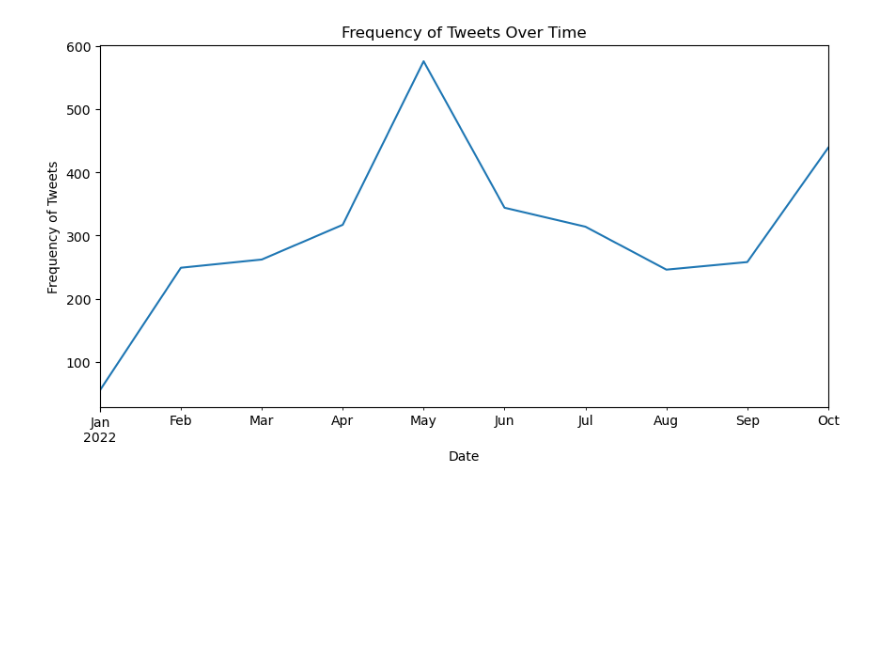
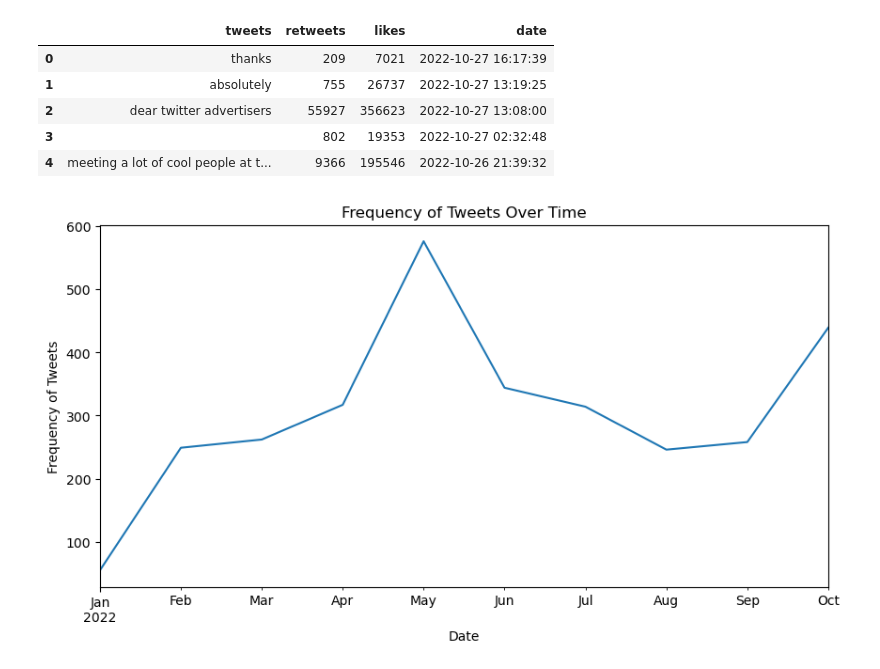
Before and after one commit to Camiladbello/ECON323, a Jupyter notebook: Project323.ipynb, the cells around one changed output. Saved outputs shown, nothing was run; the diff lists cells and outputs as text; code cells hidden in the pictures; blank space fills up the shorter version.

Commit message:
New Changes
Cleaned data and added some content that introduces our project.

```diff
--- a/Project323.ipynb
+++ b/Project323.ipynb
@@ -32,2 +40,14 @@ import numpy as np
+# %%
+# Clean the 'Tweets' column
+def clean_tweet(text):
+    # Remove URLs
+    text = re.sub(r"http\S+|www\S+|https\S+", '', text, flags=re.MULTILINE)
+    # Remove user @ references and '#' from tweet
+    text = re.sub(r'\@\w+|\#','', text)
+    # Remove special characters, numbers, punctuations (except for the ' character which might be used in words like don't)
+    text = re.sub(r"[^a-zA-Z']", " ", text)
+    # Remove multiple spaces if any
+    text = re.sub(r'\s+', ' ', text).strip()
+    return text
 # %%
 musk = pd.read_csv("elonmusk.csv")
@@ -42 +63,21 @@ musk.head()
+# %%
+musk['Date'] = pd.to_datetime(musk['Date'])
+
+# Apply the cleaning function to the 'Tweets' column
+musk['Tweets'] = musk['Tweets'].apply(clean_tweet)
+
+# Normalize the text to lowercase
+musk['Tweets'] = musk['Tweets'].str.lower()
+
+musk.columns = musk.columns.str.lower()
+
+# Show the cleaned DataFrame head
+musk.head()
+# %% [output]
+|  | tweets | retweets | likes | date |
+| 0 | thanks | 209 | 7021 | 2022-10-27 16:17:39 |
+| 1 | absolutely | 755 | 26737 | 2022-10-27 13:19:25 |
+| 2 | dear twitter advertisers | 55927 | 356623 | 2022-10-27 13:08:00 |
+| 3 |  | 802 | 19353 | 2022-10-27 02:32:48 |
+| 4 | meeting a lot of cool people at t... | 9366 | 195546 | 2022-10-26 21:39:32 |
 # %%
```
Also changed, not shown: parts of 12 cells of this notebook.
